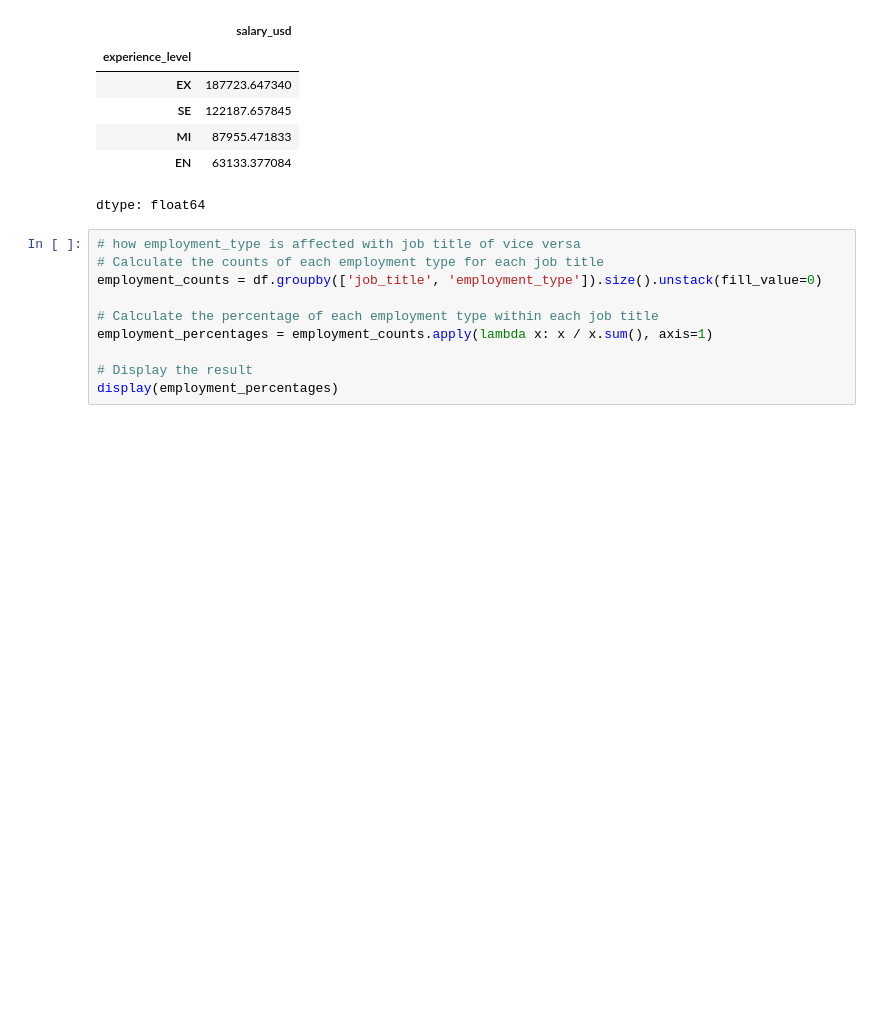
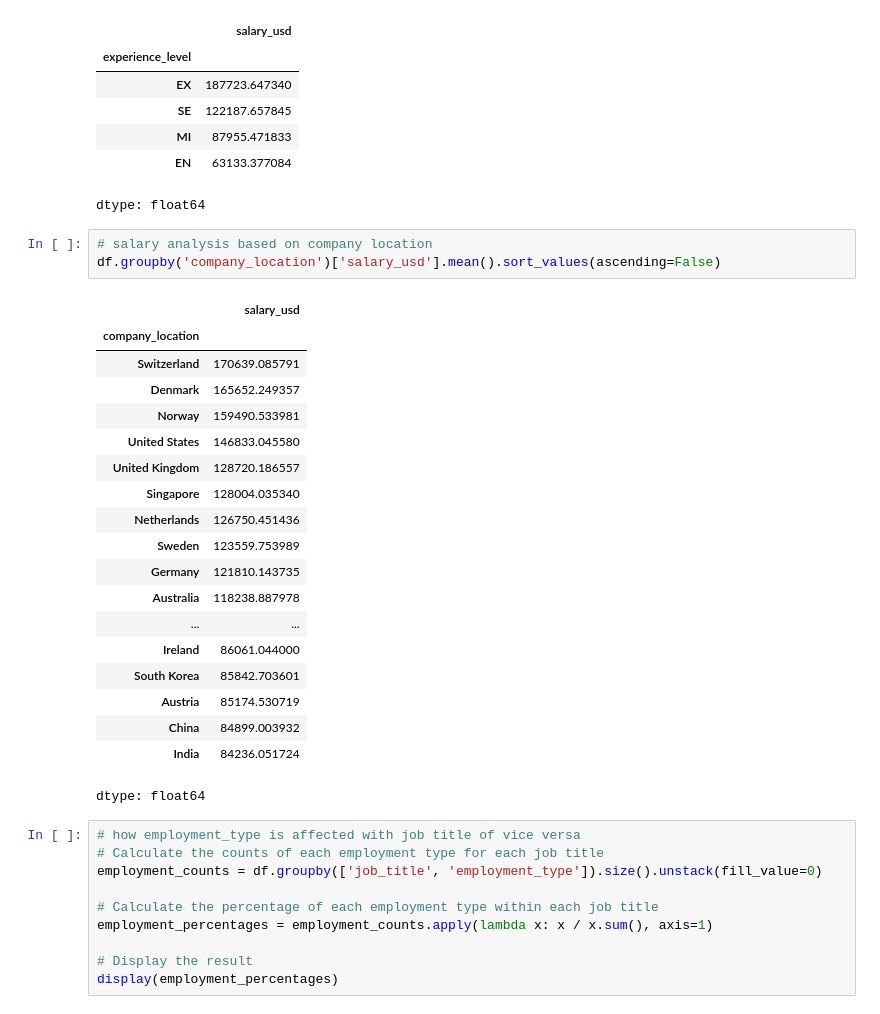
Before and after one commit to stevejj4/Global-AI-Job-Market-Trends-Salary-Insights-2025, a Jupyter notebook: ai_job_project.ipynb, the cells around one changed output. Cells and saved outputs as stored; diff of their text form; blank space fills up the shorter version.

```diff
--- a/ai_job_project.ipynb
+++ b/ai_job_project.ipynb
@@ -91,6 +91,29 @@ df.groupby('experience_level')['salary_usd'].mean().sort_values(ascending=False)
 | MI | 87955.471833 |
 | EN | 63133.377084 |
 dtype: float64
+# %%
+# salary analysis based on company location
+df.groupby('company_location')['salary_usd'].mean().sort_values(ascending=False)
+# %% [output]
+|  | salary_usd |
+| company_location |  |
+| Switzerland | 170639.085791 |
+| Denmark | 165652.249357 |
+| Norway | 159490.533981 |
+| United States | 146833.045580 |
+| United Kingdom | 128720.186557 |
+| Singapore | 128004.035340 |
+| Netherlands | 126750.451436 |
+| Sweden | 123559.753989 |
+| Germany | 121810.143735 |
+| Australia | 118238.887978 |
+| ... | ... |
+| Ireland | 86061.044000 |
+| South Korea | 85842.703601 |
+| Austria | 85174.530719 |
+| China | 84899.003932 |
+| India | 84236.051724 |
+dtype: float64
 # %%
 # how employment_type is affected with job title of vice versa
 # Calculate the counts of each employment type for each job title
```
Also changed, not shown: parts of 16 cells of this notebook.
